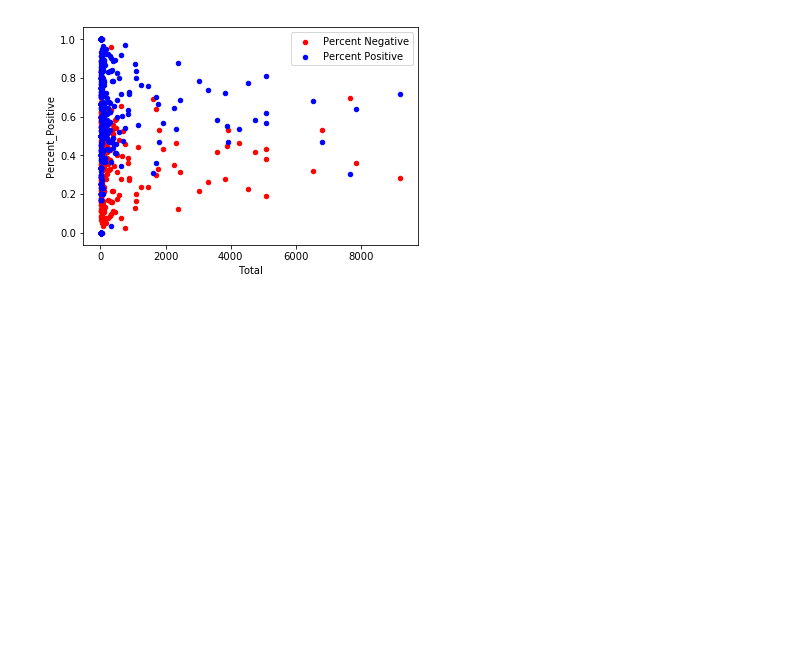
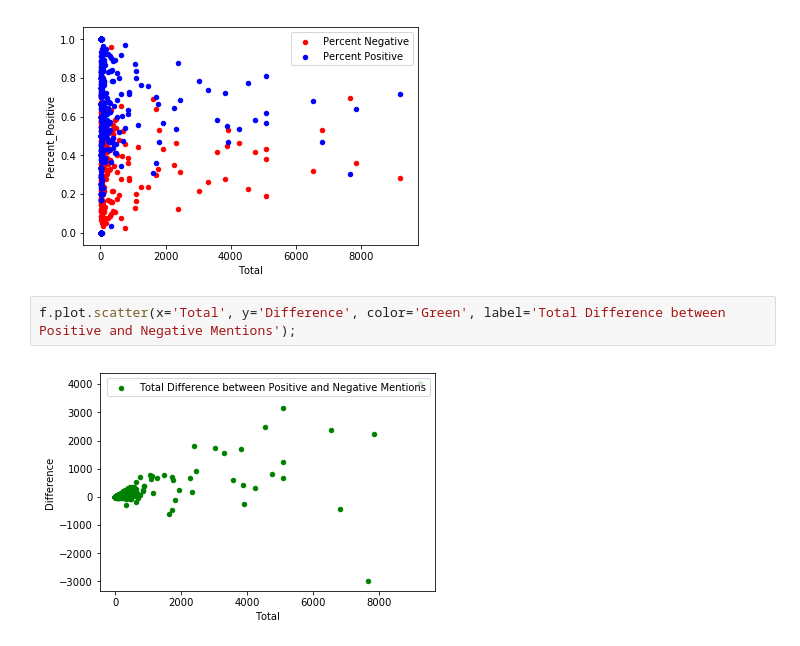
Before and after one commit to vzg100/ECig-Flavor-Prefrences, a Jupyter notebook: E-Cig Data Insepction.ipynb, the cells around one changed output. Saved outputs shown, nothing was run; the diff lists cells and outputs as text; blank space fills up the shorter version.

```diff
--- a/E-Cig Data Insepction.ipynb
+++ b/E-Cig Data Insepction.ipynb
@@ -86,3 +94,7 @@ f.plot.scatter(x='Total', y='Percent_Positive', color='Blue', label='Percent Pos
 # %% [output]
 [figure]
 [figure]
+# %%
+f.plot.scatter(x='Total', y='Difference', color='Green', label='Total Difference between Positive and Negative Mentions');
+# %% [output]
+[figure, added]
```
Also changed, not shown: parts of 7 cells of this notebook, 5 other files.
